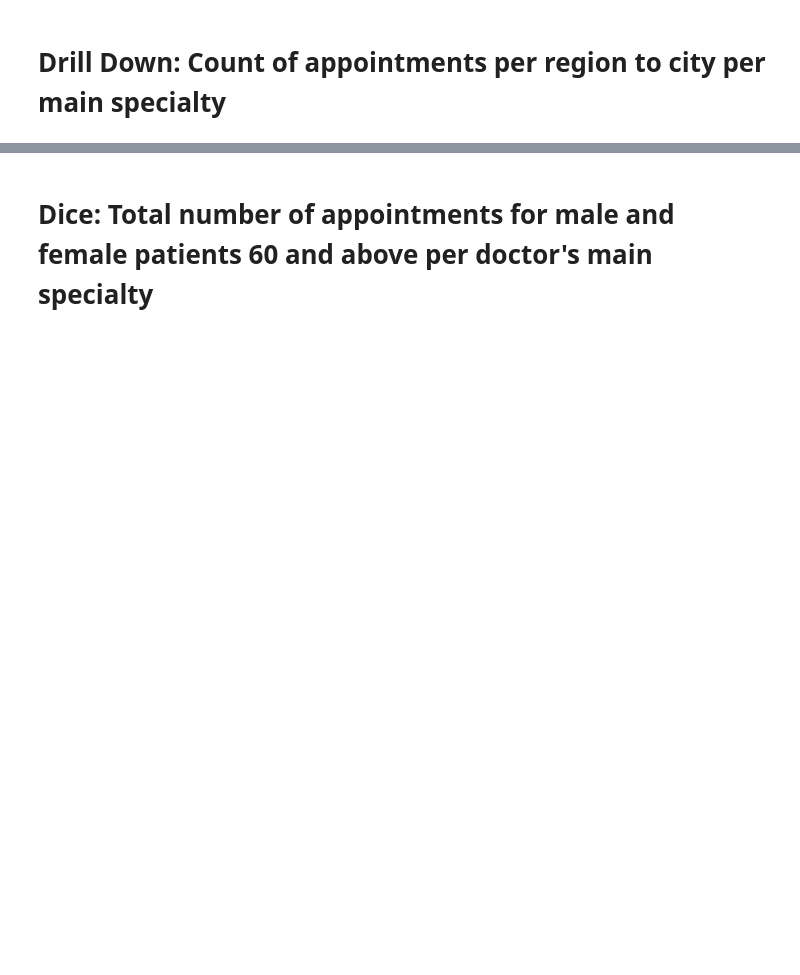
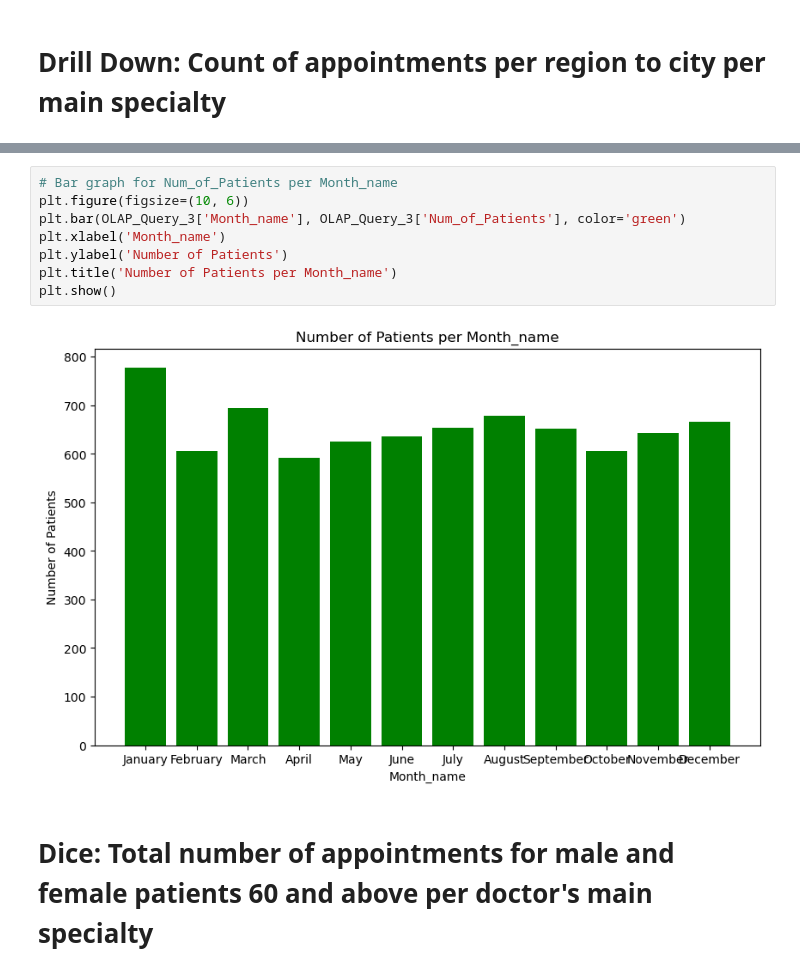
Before and after one commit to Johann-Uytanlet/STADVDB-MCO, a Jupyter notebook: MCO1 Query Visualization .ipynb, the cells around one changed output, grey strips where cells are left out. Drawn from its saved outputs; the diff is of its cells as text; blank space fills up the shorter version.

```diff
--- a/MCO1 Query Visualization .ipynb
+++ b/MCO1 Query Visualization .ipynb
@@ -369,3 +380,13 @@ plt.show()
+# %%
+# Bar graph for Num_of_Patients per Month_name
+plt.figure(figsize=(10, 6))
+plt.bar(OLAP_Query_3['Month_name'], OLAP_Query_3['Num_of_Patients'], color='green')
+plt.xlabel('Month_name')
+plt.ylabel('Number of Patients')
+plt.title('Number of Patients per Month_name')
+plt.show()
+# %% [output]
+[figure, added]
 # %% [markdown]
 # Dice:  Total number of appointments for male and female patients 60 and above per doctor's main specialty
 # %%
```
Also changed, not shown: parts of 36 cells of this notebook, 2 other files.
